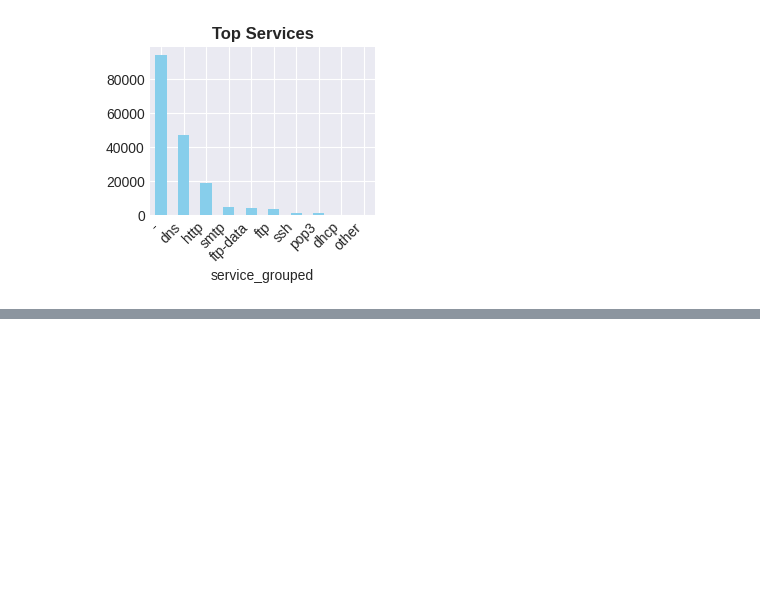
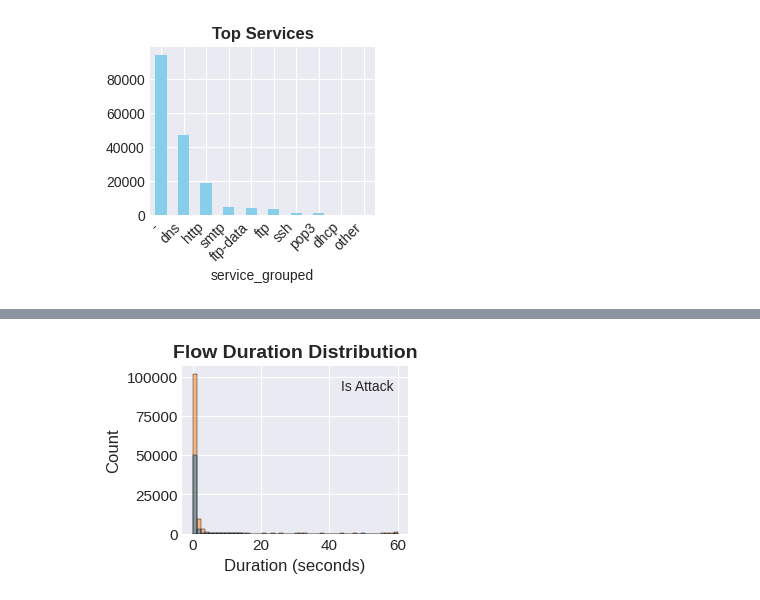
Before and after one commit to blueskinlizard/Cybersec-Dataset-Explorer, a Jupyter notebook: dataset_engineering/notebooks/UNSW_NB15_Exploration.ipynb, the cells around one changed output, grey strips where cells are left out. Cells and saved outputs as stored; diff of their text form; code cells hidden in the pictures; blank space fills up the shorter version.

```diff
--- a/dataset_engineering/notebooks/UNSW_NB15_Exploration.ipynb
+++ b/dataset_engineering/notebooks/UNSW_NB15_Exploration.ipynb
@@ -48,0 +82,11 @@ ax3.tick_params(labelsize=11)
+# %%
+# Duration distribution
+ax7 = plt.subplot(2, 2, 3)
+sns.histplot(data=UNSW_NB15[UNSW_NB15['dur'] < 100], x='dur', hue='is_attack', bins=50, ax=ax7)
+ax7.set_title('Flow Duration Distribution', fontweight='bold', fontsize=14)
+ax7.set_xlabel('Duration (seconds)', fontsize=12)
+ax7.set_ylabel('Count', fontsize=12)
+ax7.legend(title='Is Attack', fontsize=11)
+ax7.tick_params(labelsize=11)
+# %% [output]
+[figure, added]
```
Also changed, not shown: parts of 6 cells of this notebook.
